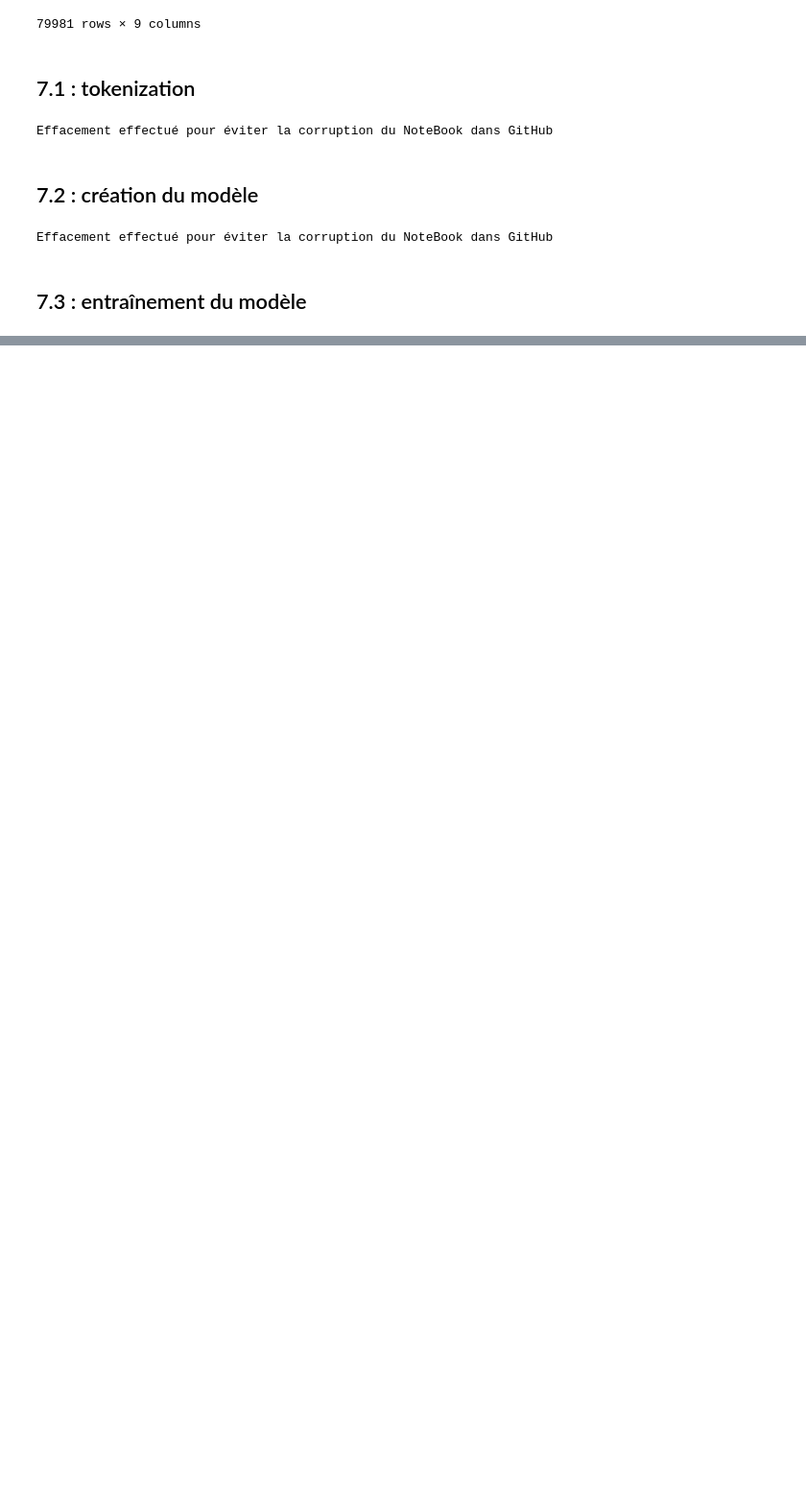
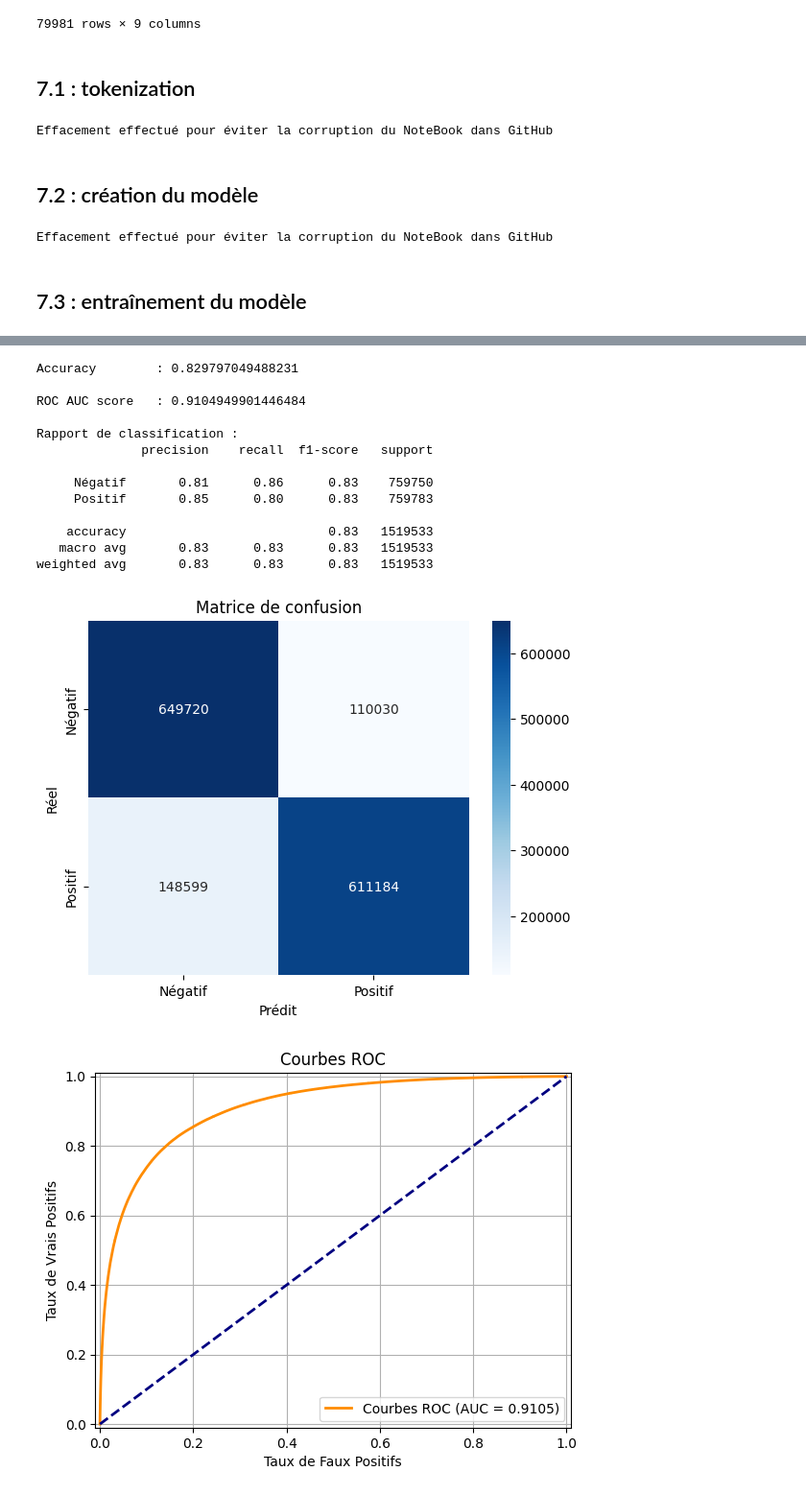
Before and after one commit to Jojo31100/Projet_7-Air_Paradis-PUBLIC, a Jupyter notebook: AirParadis_Notebook.ipynb, the cells around one changed output, grey strips where cells are left out. Shown at 96% size. Drawn from its saved outputs; the diff is of its cells as text; code cells hidden in the pictures; blank space fills up the shorter version.

```diff
--- a/AirParadis_Notebook.ipynb
+++ b/AirParadis_Notebook.ipynb
@@ -1939,0 +1920,19 @@ Enregistrement du pipeline [Tokenizer + bestModel] pour MLflow...
+# %%
+#Métriques
+_metriques(1)
+# %% [output]
+Accuracy        : 0.829797049488231
+
+ROC AUC score   : 0.9104949901446484
+
+Rapport de classification :
+              precision    recall  f1-score   support
+
+     Négatif       0.81      0.86      0.83    759750
+     Positif       0.85      0.80      0.83    759783
+
+    accuracy                           0.83   1519533
+   macro avg       0.83      0.83      0.83   1519533
+weighted avg       0.83      0.83      0.83   1519533
+[figure, added]
+[figure, added]
```
Also changed, not shown: parts of 59 cells of this notebook.
